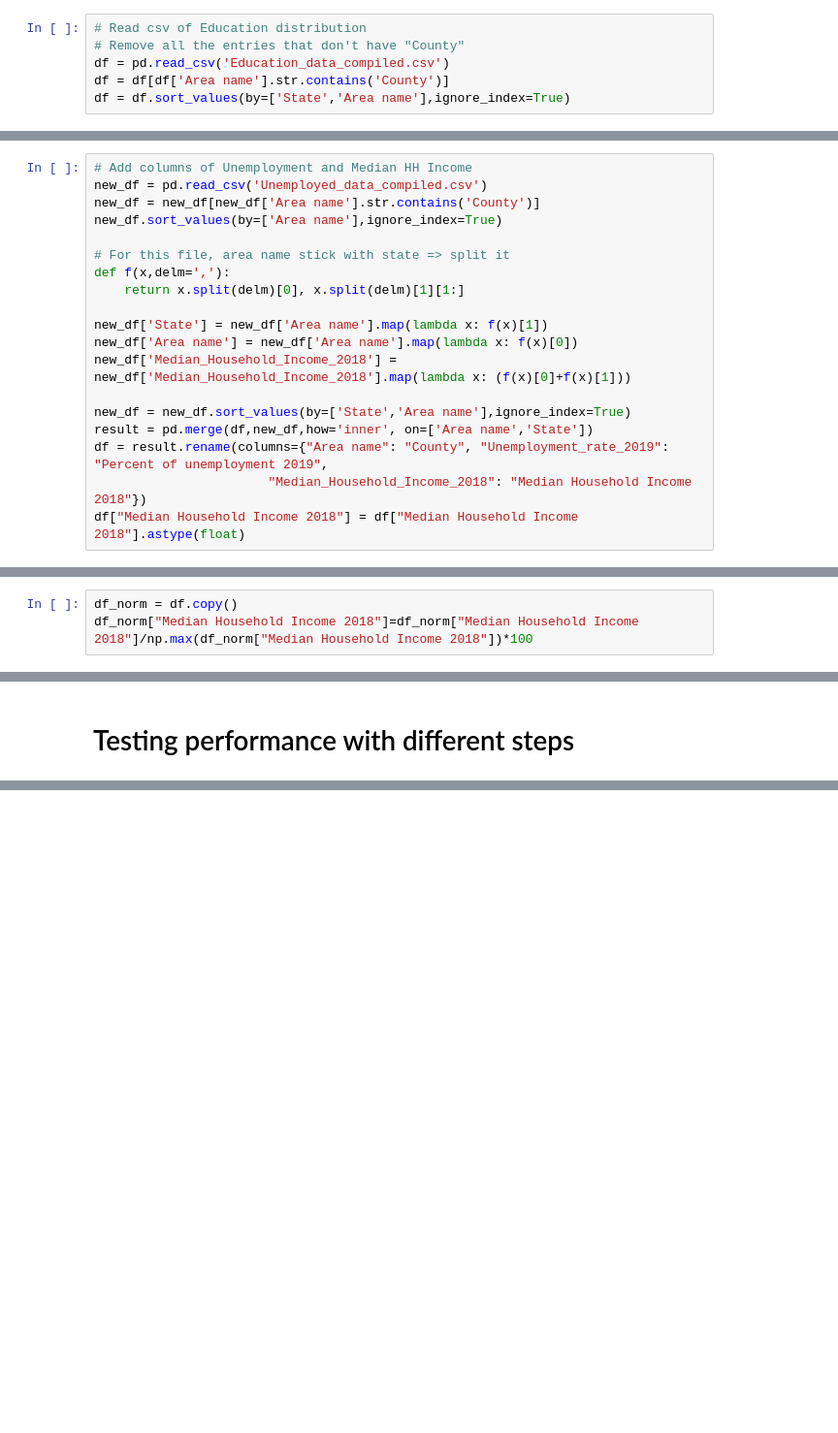
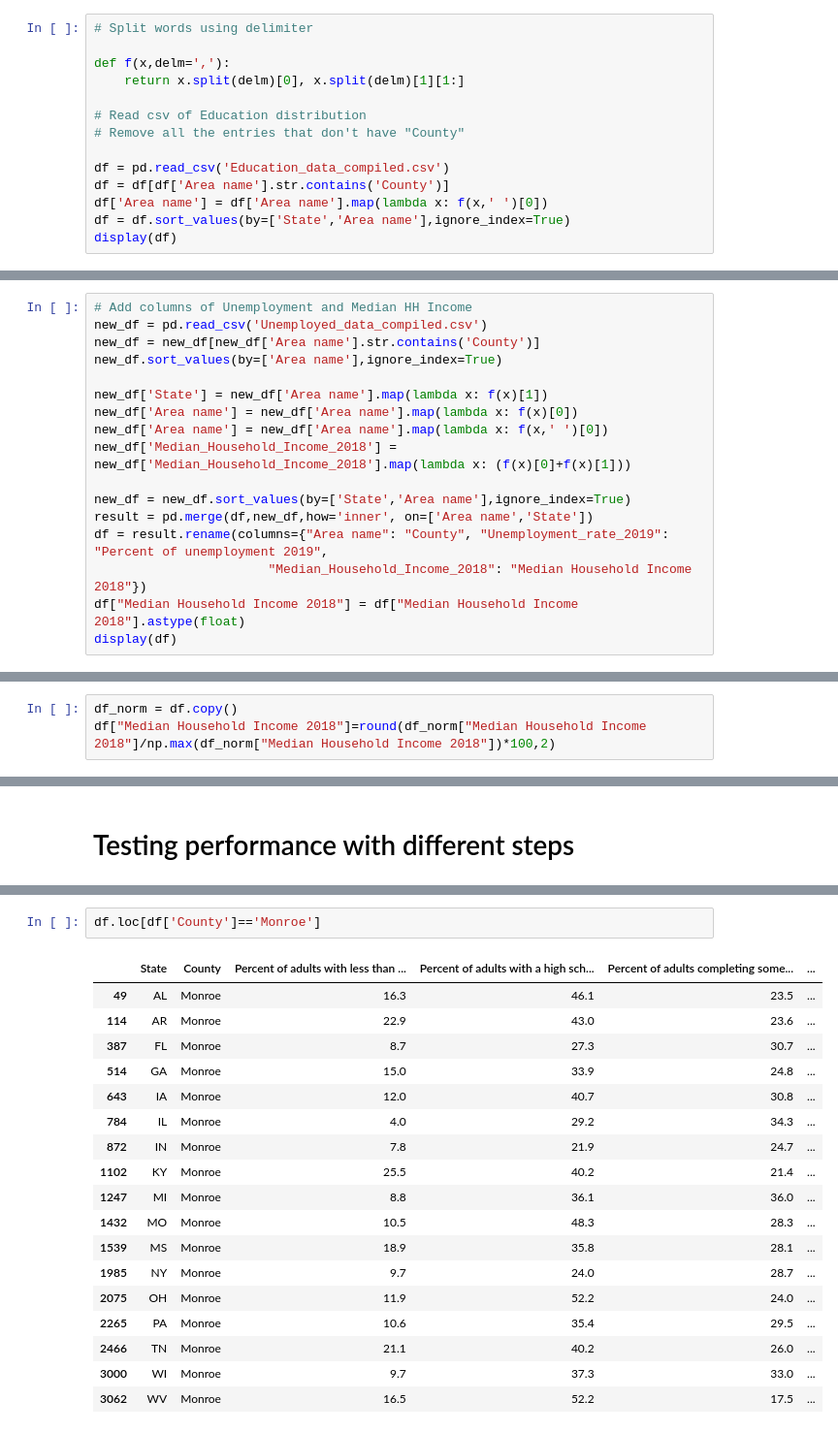
Before and after one commit to trannghia207/470Project, a Jupyter notebook: 470_Project_FLYT.ipynb, the cells around one changed output, grey strips where cells are left out. Shown: that part at 97% size. Saved outputs shown, nothing was run; the diff lists cells and outputs as text; blank space fills up the shorter version.

```diff
--- a/470_Project_FLYT.ipynb
+++ b/470_Project_FLYT.ipynb
@@ -20,8 +22,16 @@ Using TensorFlow backend.
 # %% [markdown]
 # Input data:
 # %%
+# Split words using delimiter
+
+def f(x,delm=','):
+    return x.split(delm)[0], x.split(delm)[1][1:]
+
 # Read csv of Education distribution
 # Remove all the entries that don't have "County"
+
 df = pd.read_csv('Education_data_compiled.csv')
 df = df[df['Area name'].str.contains('County')]
+df['Area name'] = df['Area name'].map(lambda x: f(x,' ')[0])
 df = df.sort_values(by=['State','Area name'],ignore_index=True)
+display(df)
@@ -31,12 +55,9 @@ new_df = pd.read_csv('Unemployed_data_compiled.csv')
 new_df = new_df[new_df['Area name'].str.contains('County')]
 new_df.sort_values(by=['Area name'],ignore_index=True)
 
-# For this file, area name stick with state => split it
-def f(x,delm=','):
-    return x.split(delm)[0], x.split(delm)[1][1:]
-
 new_df['State'] = new_df['Area name'].map(lambda x: f(x)[1])
 new_df['Area name'] = new_df['Area name'].map(lambda x: f(x)[0])
+new_df['Area name'] = new_df['Area name'].map(lambda x: f(x,' ')[0])
 new_df['Median_Household_Income_2018'] = new_df['Median_Household_Income_2018'].map(lambda x: (f(x)[0]+f(x)[1]))
 
 new_df = new_df.sort_values(by=['State','Area name'],ignore_index=True)
@@ -44,3 +65,4 @@ result = pd.merge(df,new_df,how='inner', on=['Area name','State'])
 df = result.rename(columns={"Area name": "County", "Unemployment_rate_2019": "Percent of unemployment 2019",
                        "Median_Household_Income_2018": "Median Household Income 2018"})
 df["Median Household Income 2018"] = df["Median Household Income 2018"].astype(float)
+display(df)
@@ -48,4 +84,4 @@ df["Median Household Income 2018"] = df["Median Household Income 2018"].astype(f
 # Normalize stationary data
 # %%
 df_norm = df.copy()
-df_norm["Median Household Income 2018"]=df_norm["Median Household Income 2018"]/np.max(df_norm["Median Household Income 2018"])*100
+df["Median Household Income 2018"]=round(df_norm["Median Household Income 2018"]/np.max(df_norm["Median Household Income 2018"])*100,2)
@@ -213,0 +356,21 @@ plt.hist(df['Median Household Income 2018'])
+# %%
+df.loc[df['County']=='Monroe']
+# %% [output]
+|  | State | County | Percent of adults with less than ... | Percent of adults with a high sch... | Percent of adults completing some... | ... |
+| 49 | AL | Monroe | 16.3 | 46.1 | 23.5 | ... |
+| 114 | AR | Monroe | 22.9 | 43.0 | 23.6 | ... |
+| 387 | FL | Monroe | 8.7 | 27.3 | 30.7 | ... |
+| 514 | GA | Monroe | 15.0 | 33.9 | 24.8 | ... |
+| 643 | IA | Monroe | 12.0 | 40.7 | 30.8 | ... |
+| 784 | IL | Monroe | 4.0 | 29.2 | 34.3 | ... |
+| 872 | IN | Monroe | 7.8 | 21.9 | 24.7 | ... |
+| 1102 | KY | Monroe | 25.5 | 40.2 | 21.4 | ... |
+| 1247 | MI | Monroe | 8.8 | 36.1 | 36.0 | ... |
+| 1432 | MO | Monroe | 10.5 | 48.3 | 28.3 | ... |
+| 1539 | MS | Monroe | 18.9 | 35.8 | 28.1 | ... |
+| 1985 | NY | Monroe | 9.7 | 24.0 | 28.7 | ... |
+| 2075 | OH | Monroe | 11.9 | 52.2 | 24.0 | ... |
+| 2265 | PA | Monroe | 10.6 | 35.4 | 29.5 | ... |
+| 2466 | TN | Monroe | 21.1 | 40.2 | 26.0 | ... |
+| 3000 | WI | Monroe | 9.7 | 37.3 | 33.0 | ... |
+| 3062 | WV | Monroe | 16.5 | 52.2 | 17.5 | ... |
```
Also changed, not shown: parts of 15 cells of this notebook, 1 other file.
